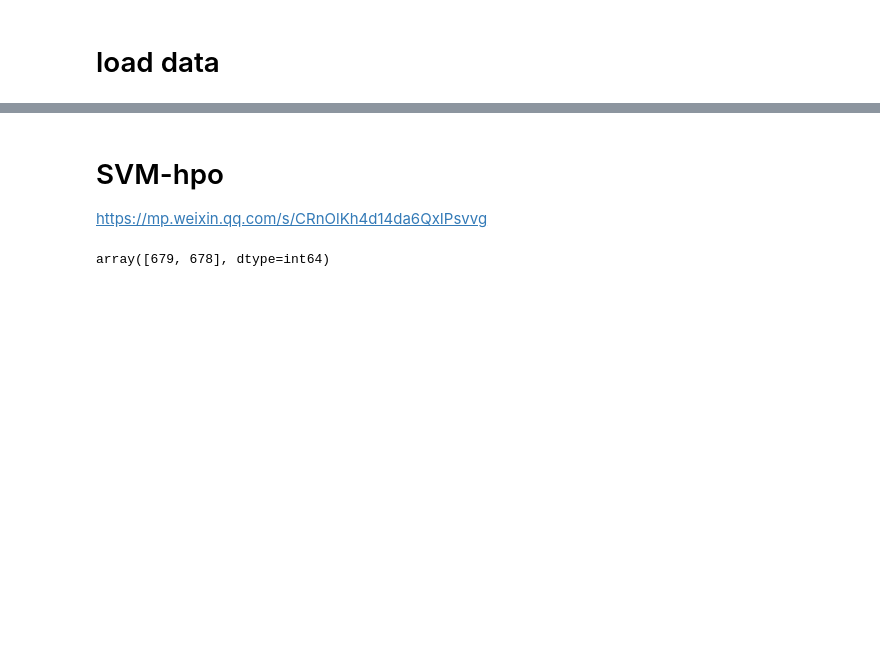
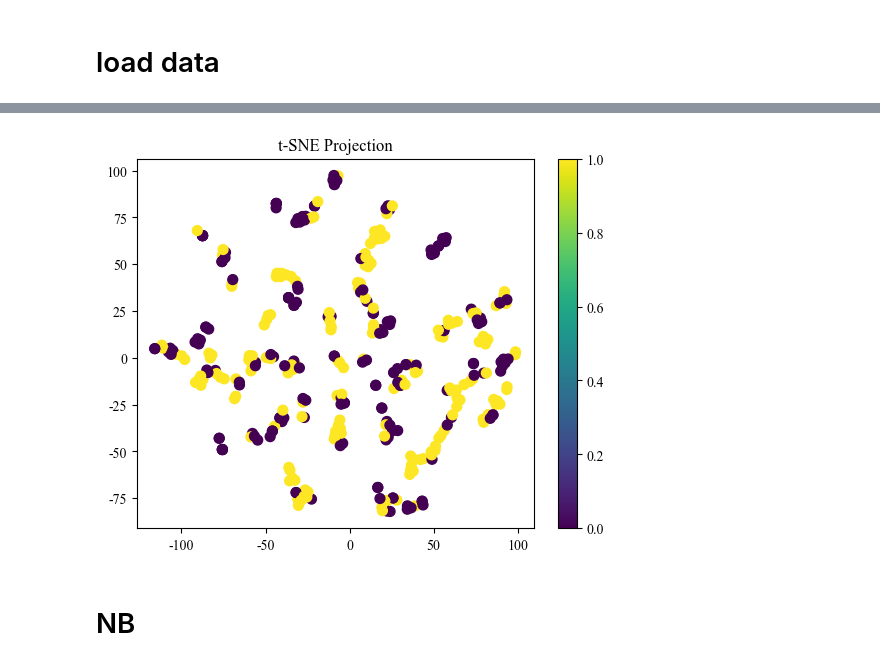
Before and after one commit to yolololo-huang/TRIMCIVtargeter, a Jupyter notebook: model_train/F_pan_train.ipynb, the cells around one changed output, grey strips where cells are left out. Cells and saved outputs as stored; diff of their text form; code cells hidden in the pictures; blank space fills up the shorter version.

Commit message:
update .gitignore; add scalers and models

```diff
--- a/model_train/F_pan_train.ipynb
+++ b/model_train/F_pan_train.ipynb
@@ -75,27 +106,39 @@ See the caveats in the documentation: https://pandas.pydata.org/pandas-docs/stab
 # %%
 np.random.seed(42)
+df = rna_df.copy()
 
+print(df['CIV'].value_counts())
 #balanced sample
 if len(df[df['CIV'] == True]) > len(df[df['CIV'] == False]):
     print("oversample false")
     df_false_sampled = resample(df[df['CIV'] == False], replace=True, n_samples=len(df[df['CIV'] == True]), random_state=42)
     df_balanced = pd.concat([df[df['CIV'] == True], df_false_sampled]).sample(frac=1, random_state=42).reset_index(drop=True)
 else:
-    print("undersample false")
-    df_false_sampled = resample(df[df['CIV'] == False], replace=False, n_samples=len(df[df['CIV'] == True]), random_state=42)
-    df_balanced = pd.concat([df[df['CIV'] == True], df_false_sampled]).sample(frac=1, random_state=42).reset_index(drop=True)
+    print("oversample true")
+    df_true_sampled = resample(df[df['CIV'] == True], replace=True, n_samples=len(df[df['CIV'] == False]), random_state=42)
+    df_balanced = pd.concat([df[df['CIV'] == False], df_true_sampled]).sample(frac=1, random_state=42).reset_index(drop=True)
 
-X = df_balanced[['disease_code', 'logFC', 'R','zrank_score']]
+    # print("undersample false")
+    # df_false_sampled = resample(df[df['CIV'] == False], replace=False, n_samples=len(df[df['CIV'] == True]), random_state=42)
+    # df_balanced = pd.concat([df[df['CIV'] == True], df_false_sampled]).sample(frac=1, random_state=42).reset_index(drop=True)
+print(df_balanced['CIV'].value_counts())
+
+# selected_features = ['logFC', 'R', 'zrank_score'] + list(df_balanced.columns[-8:]) #hot code
+selected_features = ['logFC', 'R', 'zrank_score'] + list(df_balanced.columns[-24:])
+X = df_balanced[selected_features]
 y = df_balanced['CIV']
+cv_search = StratifiedKFold(n_splits=5, shuffle=True, random_state=42)
 
 #candidate models
 KNN = KNeighborsClassifier()
 NB = GaussianNB()
 LDA = LinearDiscriminantAnalysis()
-LR = LogisticRegression(max_iter=1000, random_state=42)
-SVM = SVC(random_state=42, probability=True, max_iter=1000)
+LR = LogisticRegression(random_state=42)
+SVM = SVC(random_state=42, probability=True)
 RF = RandomForestClassifier(random_state=42)
-models = [RF, NB, LR, LDA,  KNN, SVM]
+DT = DecisionTreeClassifier(random_state=42)
+models = [DT, RF, NB, LR, LDA,  KNN, SVM]
 cv = StratifiedKFold(n_splits=5, shuffle=True, random_state=42)
-df_balanced
+# X_ms, y_ms = X, y
+# X_rna, y_rna = X, y
 # %% [output]
@@ -199,15 +154,15 @@ weighted avg       0.58      0.58      0.58      6784
-# %% [markdown]
-# SVM-hpo
-https://mp.weixin.qq.com/s/CRnOlKh4d14da6QxIPsvvg
-# %%
-# split data
-X_train, X_test, y_train, y_test = train_test_split(X,y,test_size=0.2, random_state=42, stratify=y)
-scaler = StandardScaler()
-scaler.fit(X_train)
-# joblib.dump(scaler, '')
-X_train_s = scaler.transform(X_train)
-X_test_s = scaler.transform(X_test)
-
-np.bincount(y_test)
-# %% [output]
-array([679, 678], dtype=int64)
+# %%
+# tsne 可视化数据
+from sklearn.manifold import TSNE
+import matplotlib.pyplot as plt
+
+X_embedded = TSNE(n_components=2, perplexity=min(5, len(X)-1)).fit_transform(X)  # 调整perplexity
+plt.scatter(X_embedded[:, 0], X_embedded[:, 1], c=y, cmap='viridis', s=50)
+plt.colorbar()
+plt.title("t-SNE Projection")
+plt.savefig("F:/script/TRIMs/ML/panmodel/model250416/hot_ms_tsne.png", dpi=600)
+plt.show()
+# %% [output]
+[figure, added]
+# %% [markdown]
+# NB
```
Also changed, not shown: parts of 30 cells of this notebook, 7 other files.
